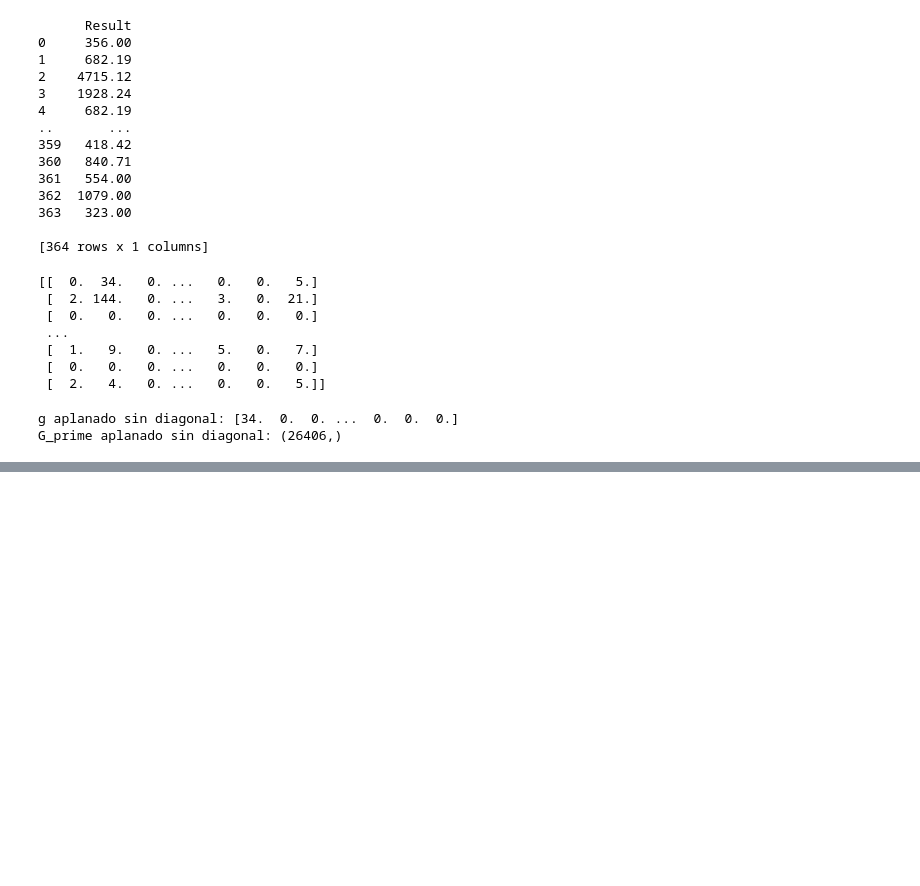
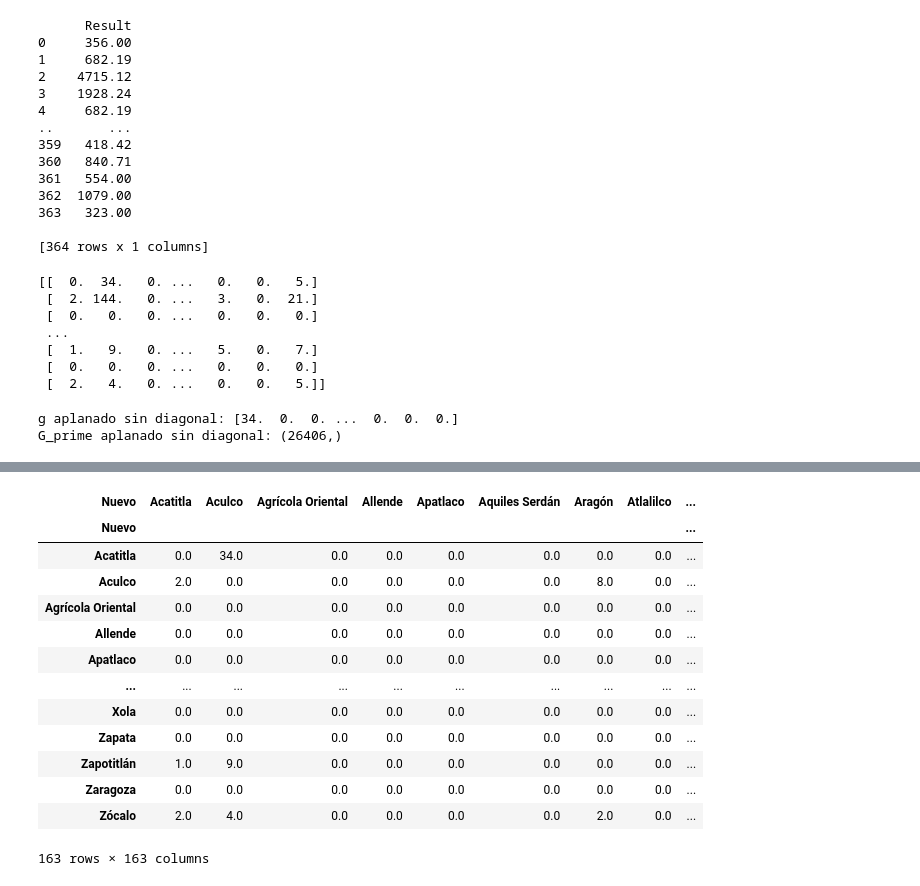
Before and after one commit to JuanPabloWakkaWatson/Estimacion-Matriz-OD-Metro, a Jupyter notebook: Proyecto_AA.ipynb, the cells around one changed output, grey strips where cells are left out. Drawn from its saved outputs; the diff is of its cells as text; code cells hidden in the pictures; blank space fills up the shorter version.

```diff
--- a/Proyecto_AA.ipynb
+++ b/Proyecto_AA.ipynb
@@ -604,0 +693,31 @@ Iteraciones realizadas: 341
+# %%
+import numpy as np
+
+def reshape_to_matrix_with_diagonal(flattened, diagonal_value=0):
+    """
+    Reconstructs the original square matrix with the diagonal from a flattened array.
+
+    Args:
+    flattened (numpy.ndarray): Flattened array without the diagonal elements.
+    diagonal_value (int or float): Value to fill the diagonal with. Default is 0.
+
+    Returns:
+    numpy.ndarray: Reconstructed square matrix with the original diagonal.
+    """
+    n = 163
+    original_matrix = np.zeros((n, n))
+
+    index = 0
+    for i in range(n):
+        for j in range(n):
+            if i != j:
+                original_matrix[i][j] = flattened[index]
+                index += 1
+            else:
+                original_matrix[i][j] = diagonal_value
+
+    return original_matrix
+
+# Example usage:
+original_matrix = reshape_to_matrix_with_diagonal(rounded_solution)
+print(original_matrix)
@@ -604,0 +747,25 @@ Iteraciones realizadas: 341
+# %%
+
+column_names = matriz_origen_destino.columns
+index_names = matriz_origen_destino.columns
+
+# Create DataFrame from matrix with column and index names
+OD = pd.DataFrame(original_matrix, columns=column_names, index=index_names)
+
+# Print the DataFrame
+OD
+# %% [output]
+| Nuevo | Acatitla | Aculco | Agrícola Oriental | Allende | Apatlaco | Aquiles Serdán | Aragón | Atlalilco | ... |
+| Nuevo |  |  |  |  |  |  |  |  | ... |
+| Acatitla | 0.0 | 34.0 | 0.0 | 0.0 | 0.0 | 0.0 | 0.0 | 0.0 | ... |
+| Aculco | 2.0 | 0.0 | 0.0 | 0.0 | 0.0 | 0.0 | 8.0 | 0.0 | ... |
+| Agrícola Oriental | 0.0 | 0.0 | 0.0 | 0.0 | 0.0 | 0.0 | 0.0 | 0.0 | ... |
+| Allende | 0.0 | 0.0 | 0.0 | 0.0 | 0.0 | 0.0 | 0.0 | 0.0 | ... |
+| Apatlaco | 0.0 | 0.0 | 0.0 | 0.0 | 0.0 | 0.0 | 0.0 | 0.0 | ... |
+| ... | ... | ... | ... | ... | ... | ... | ... | ... | ... |
+| Xola | 0.0 | 0.0 | 0.0 | 0.0 | 0.0 | 0.0 | 0.0 | 0.0 | ... |
+| Zapata | 0.0 | 0.0 | 0.0 | 0.0 | 0.0 | 0.0 | 0.0 | 0.0 | ... |
+| Zapotitlán | 1.0 | 9.0 | 0.0 | 0.0 | 0.0 | 0.0 | 0.0 | 0.0 | ... |
+| Zaragoza | 0.0 | 0.0 | 0.0 | 0.0 | 0.0 | 0.0 | 0.0 | 0.0 | ... |
+| Zócalo | 2.0 | 4.0 | 0.0 | 0.0 | 0.0 | 0.0 | 2.0 | 0.0 | ... |
+163 rows × 163 columns
```
Also changed, not shown: parts of 19 cells of this notebook.
